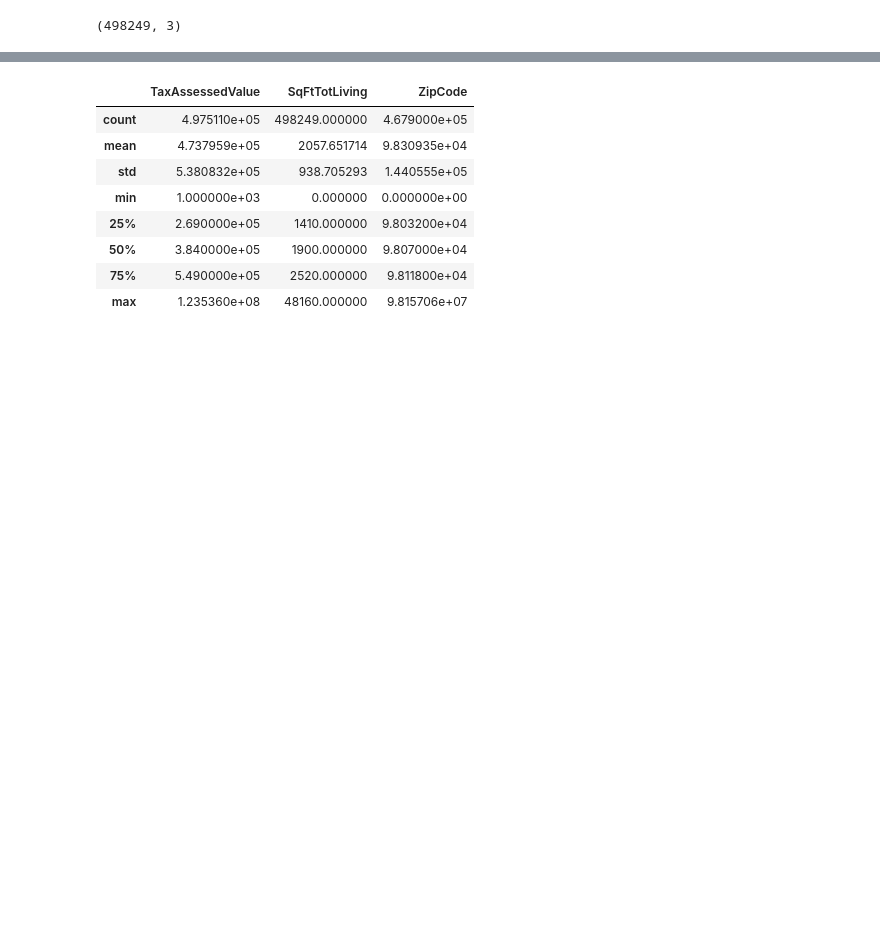
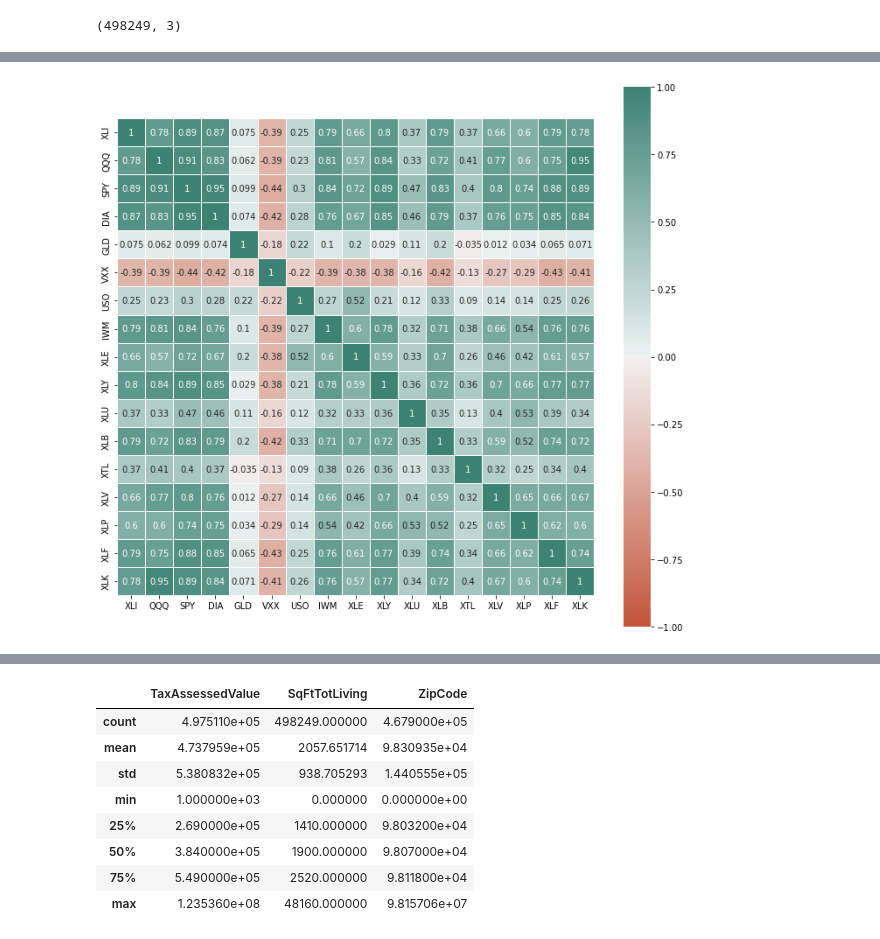
Before and after one commit to Angela-Park-JE/Practical_Statistics, a Jupyter notebook: Ch01_EDA/Ch1_EDA_분포탐색4_multivariate.ipynb, the cells around one changed output, grey strips where cells are left out. Cells and saved outputs as stored; diff of their text form; code cells hidden in the pictures; blank space fills up the shorter version.

```diff
--- a/Ch01_EDA/Ch1_EDA_분포탐색4_multivariate.ipynb
+++ b/Ch01_EDA/Ch1_EDA_분포탐색4_multivariate.ipynb
@@ -92,0 +200,13 @@ kc_tax.shape
+# %%
+# 크기 조절하기
+
+fig, ax = plt.subplots(figsize=(10, 9))
+ax = sns.heatmap(etfs.corr(), vmin=-1, vmax=1,
+                 cmap=sns.diverging_palette(20, 170, as_cmap=True),
+                 ax=ax,
+                 square = True, linewidths = 0.5, annot = True)             # 옵션 가지고 놀기: 그래프 정사각형하기, 선 그리기, 값 표시하기
+
+plt.tight_layout()
+plt.show()
+# %% [output]
+[figure, added]
```
Also changed, not shown: parts of 32 cells of this notebook.
